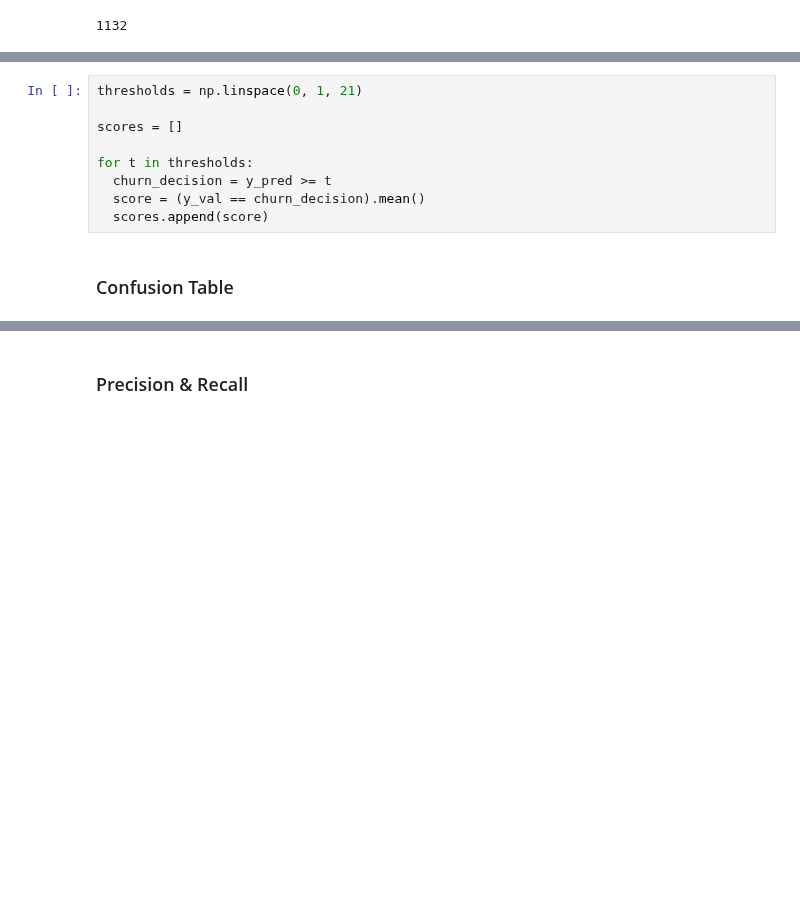
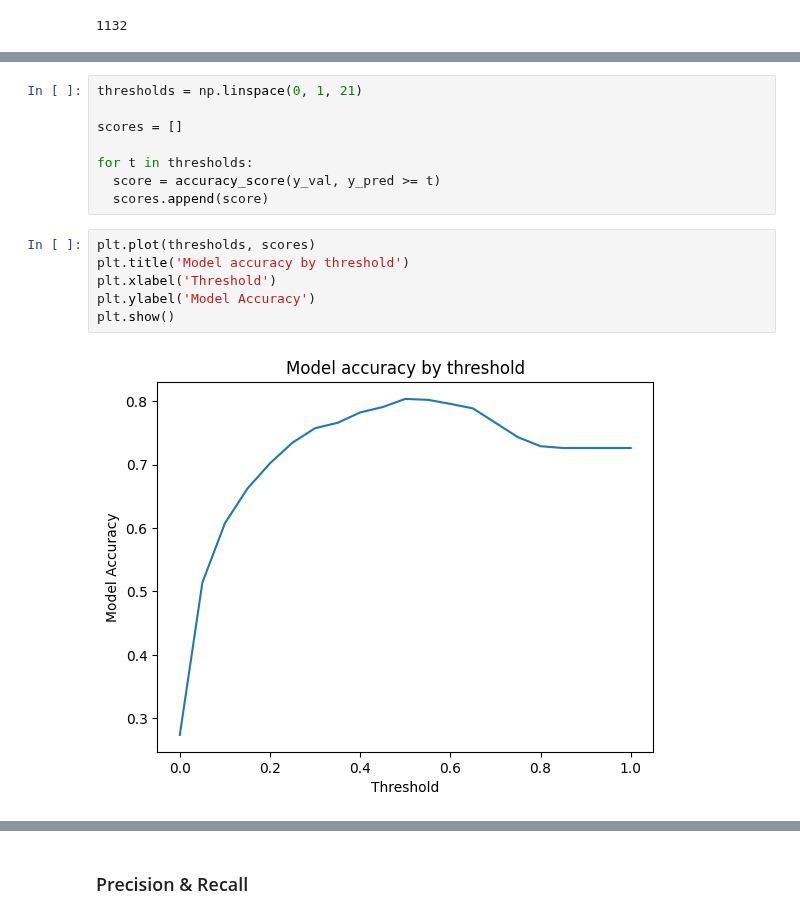
Before and after one commit to ArmandWinant/ml-zoomcamp, a Jupyter notebook: 04-evaluation-metrics/customer_churn.ipynb, the cells around one changed output, grey strips where cells are left out. Cells and saved outputs as stored; diff of their text form; blank space fills up the shorter version.

Commit message:
add comments regarding accuracy

```diff
--- a/04-evaluation-metrics/customer_churn.ipynb
+++ b/04-evaluation-metrics/customer_churn.ipynb
@@ -348,8 +355,13 @@ thresholds = np.linspace(0, 1, 21)
 scores = []
 
 for t in thresholds:
-  churn_decision = y_pred >= t
-  score = (y_val == churn_decision).mean()
+  score = accuracy_score(y_val, y_pred >= t)
   scores.append(score)
-# %% [markdown]
-### Confusion Table
+# %%
+plt.plot(thresholds, scores)
+plt.title('Model accuracy by threshold')
+plt.xlabel('Threshold')
+plt.ylabel('Model Accuracy')
+plt.show()
+# %% [output]
+[figure, added]
```
Also changed, not shown: parts of 2 cells of this notebook.
